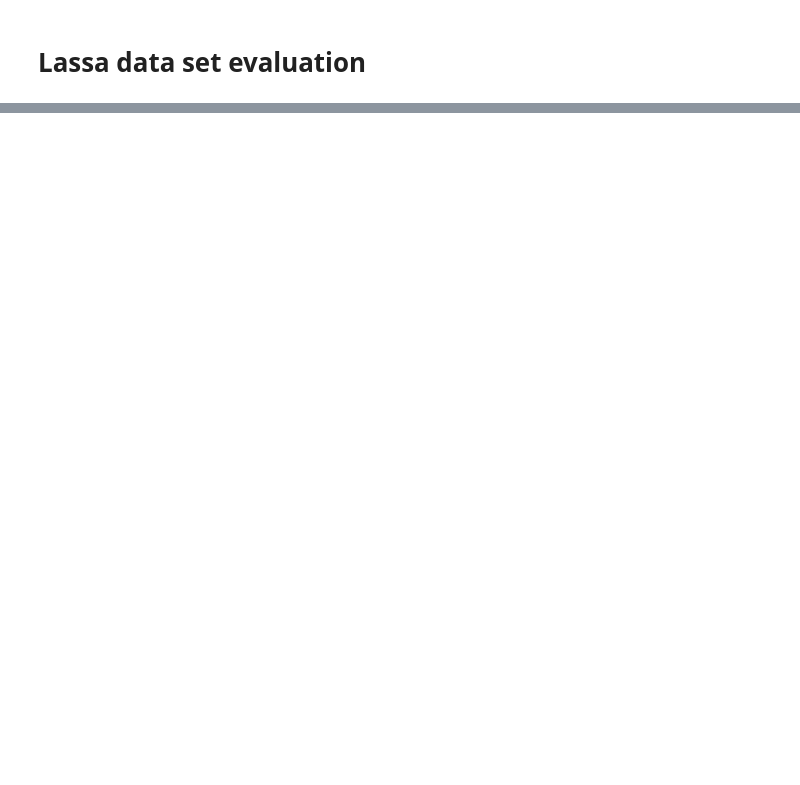
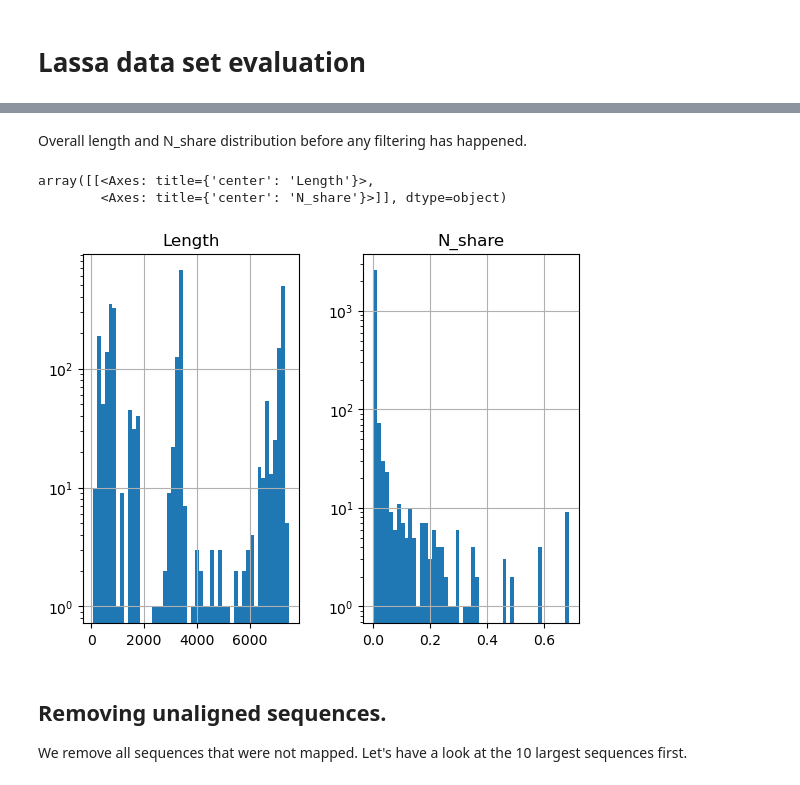
Before and after one commit to OPR-group-BNITM/vimop_database_update, a Jupyter notebook: mammarenavirus_lassaense/notebook/lassa.ipynb, the cells around one changed output, grey strips where cells are left out. Cells and saved outputs as stored; diff of their text form; code cells hidden in the pictures; blank space fills up the shorter version.

```diff
--- a/mammarenavirus_lassaense/notebook/lassa.ipynb
+++ b/mammarenavirus_lassaense/notebook/lassa.ipynb
@@ -222,0 +39,9 @@ for outfile in outfiles.values():
+# %%
+fname_stats = "../data/lassa/all/collected_stats.tsv"
+seqstats = pd.read_csv(fname_stats, sep='\t')
+seqstats['RelativeLength'] = seqstats['Length'] / seqstats['ReferenceLength']
+seqstats['RelativeError'] = seqstats['EditDistance'] / (seqstats['ReferenceEnd'] - seqstats['ReferenceStart'])
+seqstats['ReferenceCoverage'] = (seqstats['ReferenceEnd'] - seqstats['ReferenceStart']) / seqstats['ReferenceLength']
+seqstats['QueryCoverage'] = (seqstats['QueryEnd'] - seqstats['QueryStart']) / seqstats['Length']
+
+seqstats
@@ -222,0 +62,12 @@ for outfile in outfiles.values():
+# %% [markdown]
+Overall length and N_share distribution before any filtering has happened.
+# %%
+seqstats[['Length', 'N_share']].hist(bins=50, log=True)
+# %% [output]
+array([[<Axes: title={'center': 'Length'}>,
+        <Axes: title={'center': 'N_share'}>]], dtype=object)
+[figure, added]
+# %% [markdown]
+## Removing unaligned sequences.
+
+We remove all sequences that were not mapped. Let's have a look at the 10 largest sequences first.
```
Also changed, not shown: parts of 46 cells of this notebook, 5 other files.
